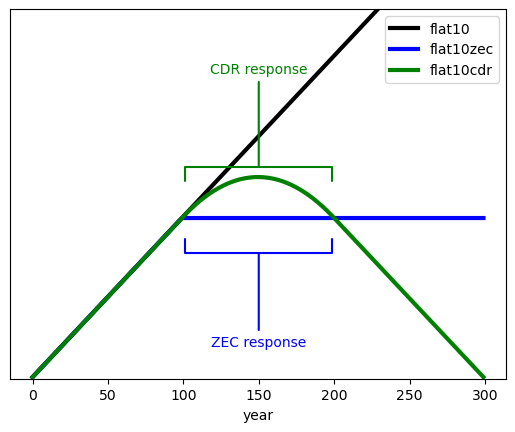
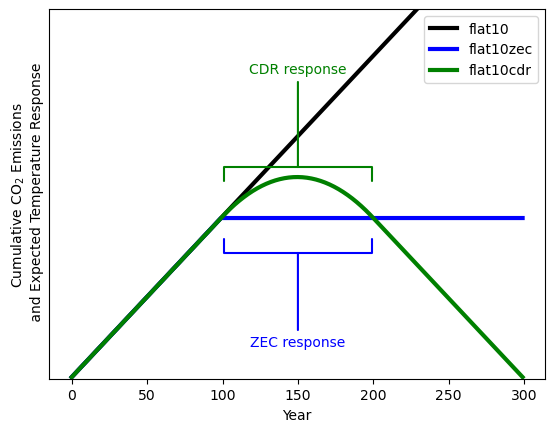
Code edit (unified diff) that turned the first committed figure into the second:
--- before
+++ after
@@ -8,5 +8,6 @@
             arrowprops=dict(arrowstyle='-[, widthB=5.3, lengthB=1.0', lw=1.5, color='green'), horizontalalignment='center',color='green')
 plt.ylim(0,2300)
-plt.xlabel('year')
+plt.xlabel('Year')
+plt.ylabel('Cumulative CO$_2$ Emissions \n and Expected Temperature Response')
 plt.legend()
 plt.tick_params(left=False, labelleft=False)

Commit: added stats from esm-piControl